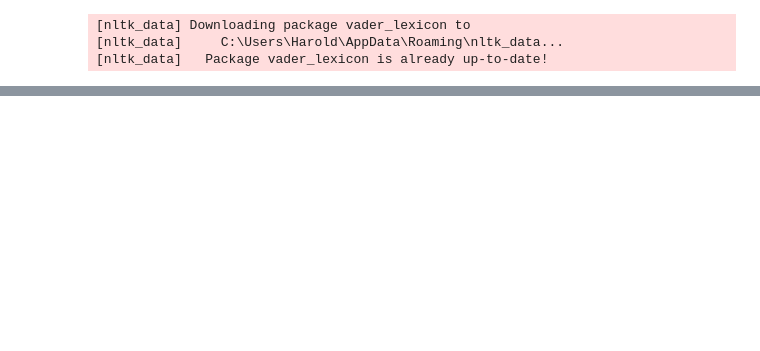
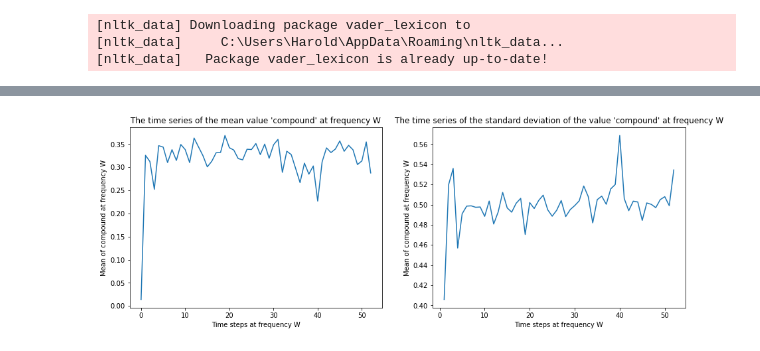
Before and after one commit to epfl-ada/ada-2021-project-adada-sur-mon-bidet, a Jupyter notebook: sentiment_analysis.ipynb, the cells around one changed output, grey strips where cells are left out. Cells and saved outputs as stored; diff of their text form; code cells hidden in the pictures; blank space fills up the shorter version.

```diff
--- a/sentiment_analysis.ipynb
+++ b/sentiment_analysis.ipynb
@@ -96,3 +104,41 @@ def plot_sentiment_hist(df,sentiment='compound',all=False):
         g= sns.histplot(data=test,bins='auto')
         g.set_xlabel(f"{sentiment} score")
         g.set_yscale('log')
+# %%
+def plot_compound_time_series(df, freq = "W"):
+    """
+    Given a dataframe assumed to have a "compound" column, plots the time series of mutliple aggregates of compound at given frequency (W = week, M = month)
+
+    Args:
+        df (pd.DataFrame): dataframe asssumed to have a "compound" column
+        freq (str, optional): The frequency of our time series i.e. at frequency do we take our aggregates. Defaults to "W".
+    """
+
+    sia = SentimentIntensityAnalyzer()
+
+    ## changing the index into datetime
+
+    new_index = df.reset_index().quoteID.apply(lambda x: x[:10])
+    new_df = df.set_index(new_index)
+    new_df.index = pd.to_datetime(new_df.index)
+
+    mean_compound_values_time_series = new_df.compound.groupby(pd.Grouper(freq=freq)).mean()
+    sd_compound_values_time_series = new_df.compound.groupby(pd.Grouper(freq=freq)).std()
+    x = range(0,len(mean_compound_values_time_series))
+
+    f, a = plt.subplots(1,2,figsize=(15, 5))
+
+    g= sns.lineplot(x=x, y=mean_compound_values_time_series, ax = a[0])
+    g.set_title(f"The time series of the mean value 'compound' at frequency {freq}")
+    g.set_xlabel(f"Time steps at frequency {freq}")
+    g.set_ylabel(f"Mean of compound at frequency {freq}")
+
+
+    g= sns.lineplot(x=x, y=sd_compound_values_time_series, ax = a[1])
+    g.set_title(f"The time series of the standard deviation of the value 'compound' at frequency {freq}")
+    g.set_xlabel(f"Time steps at frequency {freq}")
+    g.set_ylabel(f"Mean of compound at frequency {freq}")
+# %%
+plot_compound_time_series(df)
+# %% [output]
+[figure, added]
```
Also changed, not shown: parts of 10 cells of this notebook.
